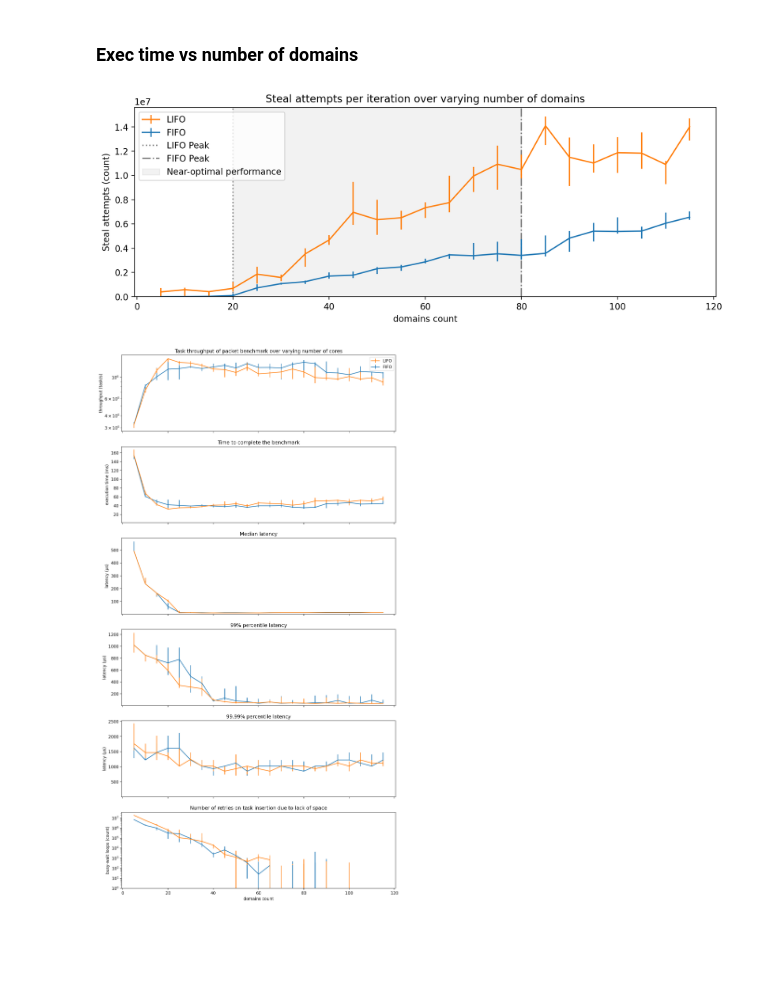
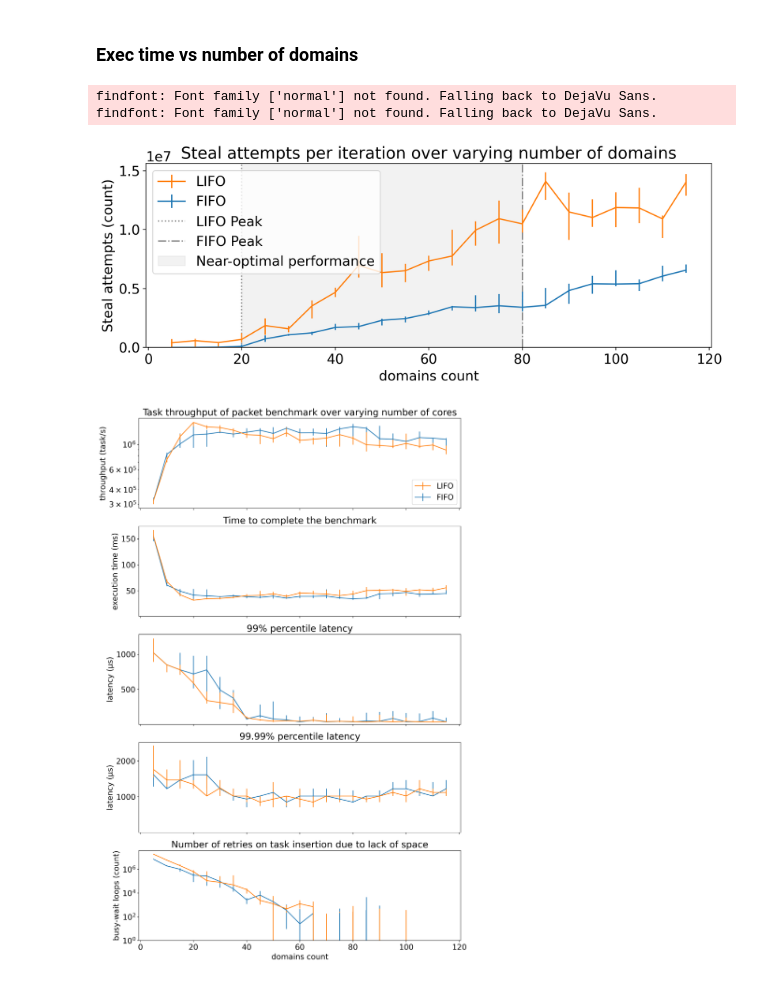
Before and after one commit to bartoszmodelski/ebsl, a Jupyter notebook: evaluation/packet-benchmark-sherwood-reported-steal.py.ipynb, the cells around one changed output. Drawn from its saved outputs; the diff is of its cells as text; code cells hidden in the pictures; blank space fills up the shorter version.

Commit message:
bigger fonts

```diff
--- a/evaluation/packet-benchmark-sherwood-reported-steal.py.ipynb
+++ b/evaluation/packet-benchmark-sherwood-reported-steal.py.ipynb
@@ -156,12 +163,15 @@ run_name = "with-steal-counts2"
 import pickle
 
 
-with open('packet_fifo_' + run_name + '.pickle', 'wb') as handle:
-    pickle.dump(fifo, handle)
+#with open('packet_fifo_' + run_name + '.pickle', 'wb') as handle:
+#    pickle.dump(fifo, handle)
 
+fifo = pickle.load(open('packet_fifo_' + run_name + '.pickle', 'rb'))
 
-with open('packet_lifo_' + run_name + '.pickle', 'wb') as handle:
-    pickle.dump(lifo, handle)
+#with open('packet_lifo_' + run_name + '.pickle', 'wb') as handle:
+#    pickle.dump(lifo, handle)
+
+lifo = pickle.load(open('packet_lifo_' + run_name + '.pickle', 'rb'))
 # %%
 fifo_transformed = []
 for row in fifo:
@@ -302,9 +312,11 @@ ax.set_xlabel('domains count')
 
 plt.savefig("packet-basic-" + run_name + ".png", dpi=200)
 # %% [output]
+findfont: Font family ['normal'] not found. Falling back to DejaVu Sans.
+findfont: Font family ['normal'] not found. Falling back to DejaVu Sans.
-[figure, old version]
+[figure, new version]
 # %%
-size = 6
+size = 5
 
 fig, axes = plt.subplots(size, 1, sharex=True)
 fig.set_size_inches(12, 4 * size)
@@ -347,22 +359,6 @@ ax.set_ylabel('execution time (ms)')
 ax = axes[2]
 
 
-line_lifo = plot(x, fifo_transformed, "latency_q50-processed", 'FIFO')
-line_fifo = plot(x, lifo_transformed, "latency_q50-processed", 'LIFO')
-
-
-#ax.set_yscale("log")
-ax.set_ylim(ymin=1)
-ax.set_ylabel('latency (μs)')
-ax.set_title("Median latency")
-
-########################
-## Q99 LATENCY ######
-########################
-
-ax = axes[3]
-
-
 line_lifo = plot(x, fifo_transformed, "latency_q99-processed", 'FIFO')
 line_fifo = plot(x, lifo_transformed, "latency_q99-processed", 'LIFO')
 
@@ -376,35 +372,35 @@ ax.set_title("99% percentile latency")
 ## Q99.9 LATENCY ######
 ########################
 
-ax = axes[4]
+ax = axes[3]
 
 
 line_lifo = plot(x, fifo_transformed, "latency_q9999-processed", 'FIFO')
 line_fifo = plot(x, lifo_transformed, "latency_q9999-processed", 'LIFO')
 
 #ax.set_yscale("log")
 ax.set_ylim(ymin=1)
 ax.set_ylabel('latency (μs)')
 ax.set_title("99.99% percentile latency")
 
 ########################
 ## WAIT ################
 ########################
 
-ax = axes[5]
+ax = axes[4]
 
 
 line_lifo = plot(x, fifo_transformed, "waited_for_space_on_enque-processed", 'FIFO')
 line_fifo = plot(x, lifo_transformed, "waited_for_space_on_enque-processed", 'LIFO')
 
 ax.set_yscale("log")
 ax.set_ylim(ymin=1)
 ax.set_ylabel('busy-wait loops (count)')
 ax.set_title("Number of retries on task insertion due to lack of space")
 
 ax.set_xlabel('domains count')
 
 
 plt.savefig("packet-basic-" + run_name + "std.png", dpi=200)
 # %% [output]
-[figure, old version]
+[figure, new version]
```
Also changed, not shown: parts of 3 cells of this notebook, 3 other files.
